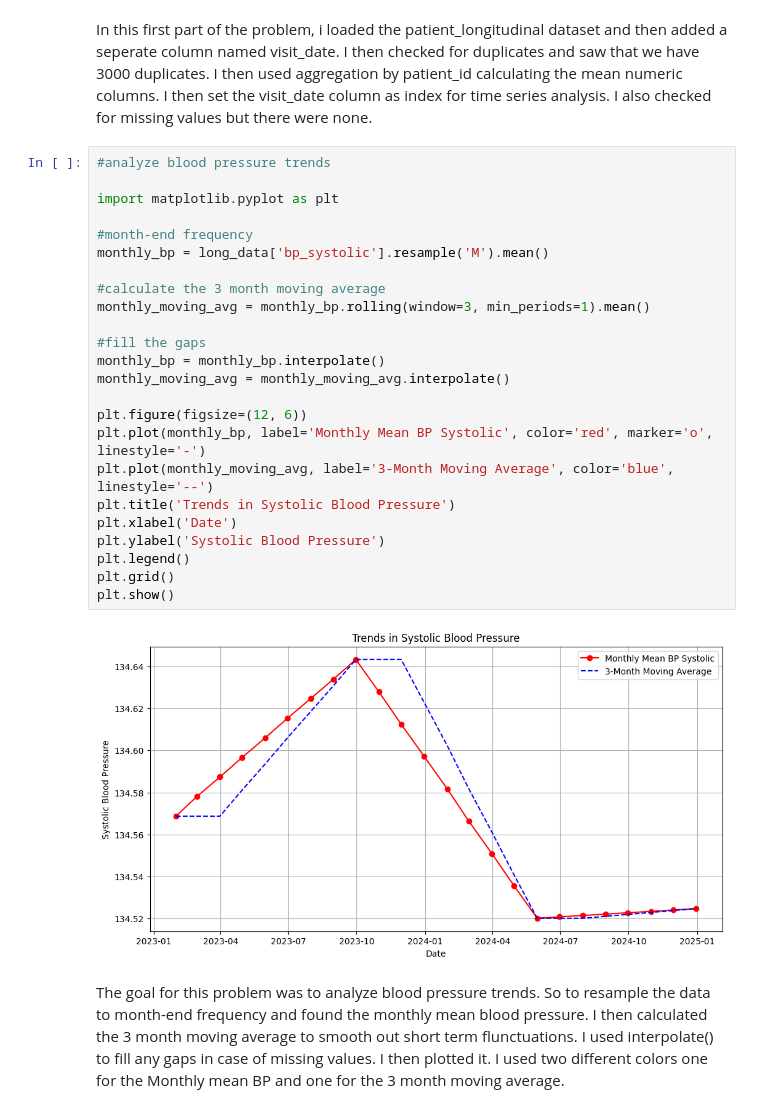
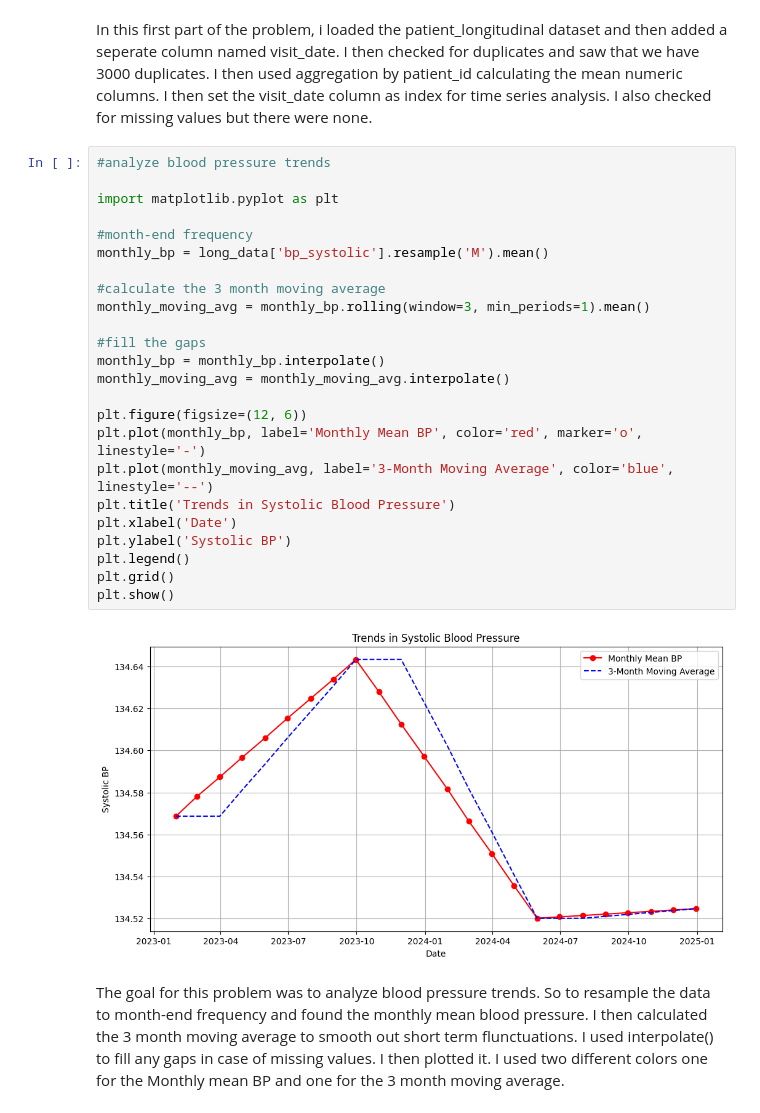
Before and after one commit to UCSF-DataSci/08-time-stats-and-ml-ayabz22, a Jupyter notebook: modeling.ipynb, the cells around one changed output. Saved outputs shown, nothing was run; the diff lists cells and outputs as text.

```diff
--- a/modeling.ipynb
+++ b/modeling.ipynb
@@ -36,28 +36,28 @@ In this first part of the problem, i loaded the patient_longitudinal dataset and
 # %%
 #analyze blood pressure trends
 
 import matplotlib.pyplot as plt
 
 #month-end frequency
 monthly_bp = long_data['bp_systolic'].resample('M').mean()
 
 #calculate the 3 month moving average
 monthly_moving_avg = monthly_bp.rolling(window=3, min_periods=1).mean()
 
 #fill the gaps
 monthly_bp = monthly_bp.interpolate()
 monthly_moving_avg = monthly_moving_avg.interpolate()
 
 plt.figure(figsize=(12, 6))
-plt.plot(monthly_bp, label='Monthly Mean BP Systolic', color='red', marker='o', linestyle='-')
+plt.plot(monthly_bp, label='Monthly Mean BP', color='red', marker='o', linestyle='-')
 plt.plot(monthly_moving_avg, label='3-Month Moving Average', color='blue', linestyle='--')
 plt.title('Trends in Systolic Blood Pressure')
 plt.xlabel('Date')
-plt.ylabel('Systolic Blood Pressure')
+plt.ylabel('Systolic BP')
 plt.legend()
 plt.grid()
 plt.show()
 # %% [output]
-[figure, old version]
+[figure, new version]
 # %% [markdown]
 The goal for this problem was to analyze blood pressure trends. So to resample the data to month-end frequency and found the monthly mean blood pressure. I then calculated the 3 month moving average to smooth out short term flunctuations. I used interpolate() to fill any gaps in case of missing values. I then plotted it. I used two different colors one for the Monthly mean BP and one for the 3 month moving average.
```
Also changed, not shown: parts of 2 cells of this notebook.
